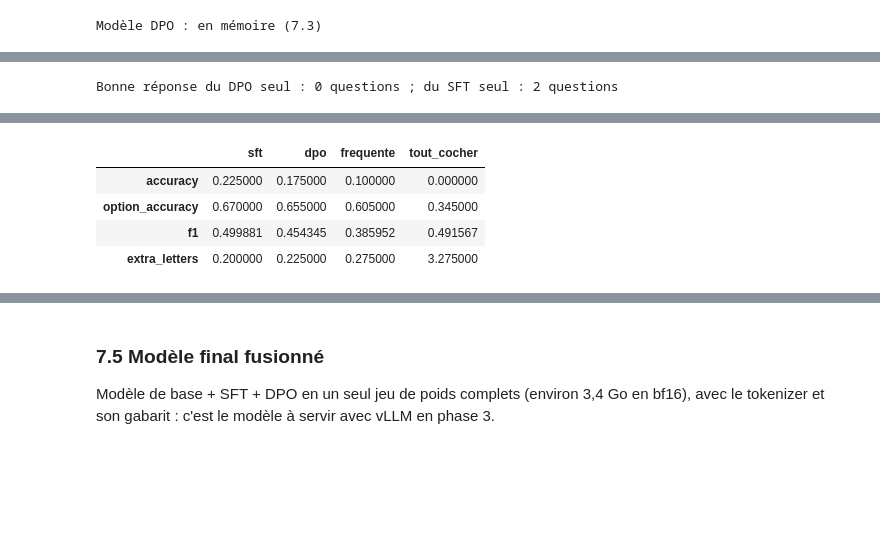
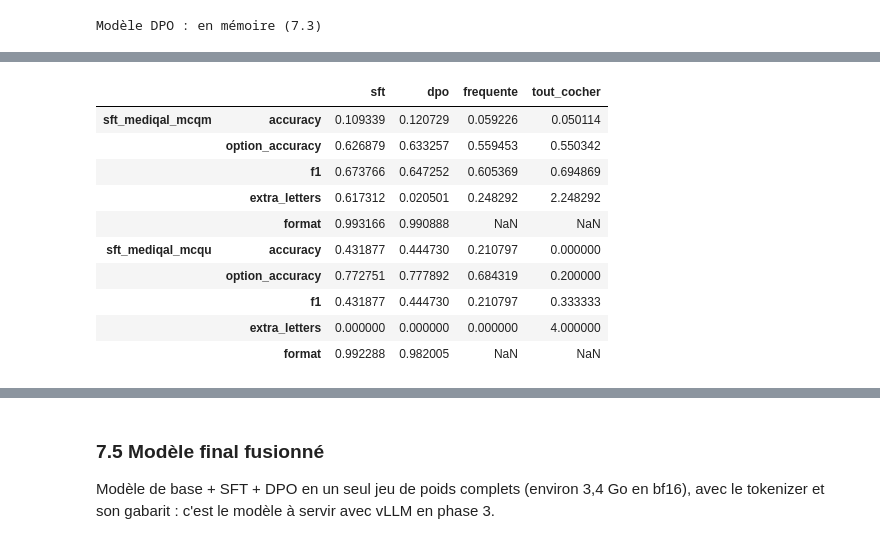
Before and after one commit to ObiYohan/AI_agent_for_medical_triage, a Jupyter notebook: notebook/sft_lora.ipynb, the cells around one changed output, grey strips where cells are left out. Cells and saved outputs as stored; diff of their text form; code cells hidden in the pictures; blank space fills up the shorter version.

Commit message:
sft_lora: shared test set, format check, McNemar, DPO+SFT loss, v5 DPO data

```diff
--- a/notebook/sft_lora.ipynb
+++ b/notebook/sft_lora.ipynb
@@ -522,9 +583,10 @@ generations.groupby("source")[["source", "question", "reference", "base", "sft"]
 mlflow.log_metrics({f"{name}_token_accuracy": row["token_accuracy"] for name, row in summary.iterrows()})
 mlflow.log_metrics({f"{name}_perplexity": row["perplexity"] for name, row in summary.iterrows()})
 mlflow.log_metrics({
-    f"test_{metric}_{model}": comparison.loc[metric, model]
-    for metric in QUALITY_METRICS
-    for model in comparison.columns
+    f"test_{metric}_{model}": value
+    for metric, row in comparison.iterrows()
+    for model, value in row.items()
+    if pd.notna(value)  # format : modèles seulement
 })
 # Par source : loss, token accuracy et perplexité du test, mesures des réponses générées et des réponses naïves
 mlflow.log_metrics({
@@ -534,6 +596,7 @@ mlflow.log_metrics({
     f"test_{source}_{metric}_{column}": value
     for (source, metric), row in quality_by_source.iterrows()
     for column, value in row.items()
+    if pd.notna(value)
 })
 mlflow.end_run()
 # %% [output]
@@ -610,7 +687,7 @@ DPO_SMALL_LONGEST = 4                                       # + paires les plus
 
 dpo_by_lang = {}
 for lang, stem in DPO_DATASETS.items():
-    files = {split: str(SFT_DATA_DIR / f"{stem}_{split}.anonymized.jsonl") for split in ("train", "validation", "test")}
+    files = {split: str(DPO_DATA_DIR / f"{stem}_{split}.anonymized.jsonl") for split in ("train", "validation", "test")}
     ds = load_dataset("json", data_files=files)
     # Paires trop longues : TRL couperait la fin de la réponse, on les écarte
     ds = ds.filter(lambda example: pair_length(example) <= DPO_MAX_LENGTH)
@@ -704,7 +782,9 @@ else:
 mlflow.set_experiment("qwen3-1.7b-dpo-lora")
 mlflow.start_run(run_name=DPO_RUN_NAME)
 mlflow.log_params({
-    "model": MODEL_NAME, "data_version": DATA_VERSION, "sft_adapter": str(SFT_ADAPTER_DIR), "small_run": SMALL_RUN, "device": device,
+    "model": MODEL_NAME, "data_version": DATA_VERSION, "dpo_data_version": DPO_DATA_VERSION, "sft_adapter": str(SFT_ADAPTER_DIR), "small_run": SMALL_RUN, "device": device,
+    # loss_type et loss_weights : enregistrés par le Trainer avec les autres arguments (un paramètre MLflow ne peut
+    # pas recevoir deux valeurs différentes : l'envoi des arguments échouerait)
     "beta": DPO_BETA, "lora_r": dpo_lora_config.r, "lora_alpha": dpo_lora_config.lora_alpha,
     **{f"pairs_{lang}_{split}": len(d) for lang, ds in dpo_by_lang.items() for split, d in ds.items()},
 })
@@ -715,7 +795,8 @@ dpo_args = DPOConfig(
     seed=SEED,
     # DPO
     beta=DPO_BETA,
-    loss_type=["sigmoid"],  # perte DPO standard
+    loss_type=DPO_LOSS_TYPE,  # DPO standard (+ imitation de la chosen dans l'essai A)
+    loss_weights=DPO_LOSS_WEIGHTS,
     max_length=DPO_MAX_LENGTH,
     # Optimisation
     num_train_epochs=1,
@@ -822,7 +915,8 @@ if not dpo_in_memory:
     base_model = AutoModelForCausalLM.from_pretrained(MODEL_NAME, dtype=dtype)
     sft_model = PeftModel.from_pretrained(base_model, str(SFT_ADAPTER_DIR)).merge_and_unload().to(device)
     eval_args = DPOConfig(
-        output_dir=str(DPO_OUTPUT_DIR / "eval"), seed=SEED, beta=DPO_BETA, loss_type=["sigmoid"], max_length=DPO_MAX_LENGTH,
+        output_dir=str(DPO_OUTPUT_DIR / "eval"), seed=SEED, beta=DPO_BETA, loss_type=DPO_LOSS_TYPE, loss_weights=DPO_LOSS_WEIGHTS,
+        max_length=DPO_MAX_LENGTH,
         per_device_eval_batch_size=4, bf16=bf16, fp16=dtype == torch.float16, report_to="none",
     )
     dpo_trainer = DPOTrainer(
@@ -892,40 +987,51 @@ dpo_summary
 ... (9 outputs left out)
 # %%
-# 2. Réponses générées sur le test SFT français (QCM) : modèle SFT (adaptateur DPO désactivé) vs modèle DPO.
-# Mêmes questions qu’en section 6 : effet du DPO sur les décisions, au-delà des préférences.
+# 2. Réponses générées sur les QCM français : modèle SFT (adaptateur DPO désactivé) vs modèle DPO.
+#    test_sft : toutes les questions du test SFT, les mêmes qu'en section 6 ;
+#    test_dpo : questions des paires de test DPO (autres cas cliniques), corrigé = chosen.
 assert "generate_batch" in globals(), "Exécuter d'abord la cellule des fonctions de génération (section 6)"
-DPO_GENERATION_SOURCES = {"sft_mediqal_mcqu": MAX_NEW_TOKENS, "sft_mediqal_mcqm": 192}  # réponses mcqm : listes de 2 à 5 options
+DPO_GENERATION_SOURCES = {"mcqu": MAX_NEW_TOKENS, "mcqm": 192}  # réponses mcqm : listes de 2 à 5 options
 DPO_ANSWER_COLUMNS = ["sft", "dpo", *NAIVE_ANSWERS]
 
 dpo_model = dpo_trainer.model.eval()
 dpo_model.config.use_cache = True  # accélère la génération
 
-frames = []
-for source, max_new_tokens in DPO_GENERATION_SOURCES.items():
-    sft_data = load_dataset("json", data_files={s: str(SFT_DATA_DIR / f"{source}_{s}.anonymized.jsonl") for s in ("train", "test")})
-    prompts, references = question_examples(sft_data["test"])  # chaque question avec l'historique de son cas
-    prompts, references = prompts[:DPO_N_EVAL], references[:DPO_N_EVAL]
+frames, generation_prompts = [], []
+for config, max_new_tokens in DPO_GENERATION_SOURCES.items():
+    source = f"sft_mediqal_{config}"
+    sft_prompts, sft_references = test_questions(source, DPO_N_EVAL)
+    pairs = dpo_by_lang["fr"]["test"].filter(lambda example: example["source"] == f"MediQAl-{config}")
+    pair_prompts, pair_references = pairs["prompt"][:DPO_N_EVAL], [chosen[0]["content"] for chosen in pairs["chosen"]][:DPO_N_EVAL]
+    prompts, references = sft_prompts + pair_prompts, sft_references + pair_references
     with dpo_model.disable_adapter():
-        sft_answers = generate_batch(prompts, DPO_BATCH_SIZE, max_new_tokens, desc=f"SFT {source}", model=dpo_model)
-    dpo_answers = generate_batch(prompts, DPO_BATCH_SIZE, max_new_tokens, desc=f"DPO {source}", model=dpo_model)
+        sft_answers = generate_batch(prompts, DPO_BATCH_SIZE, max_new_tokens, desc=f"SFT {config}", model=dpo_model)
+    dpo_answers = generate_batch(prompts, DPO_BATCH_SIZE, max_new_tokens, desc=f"DPO {config}", model=dpo_model)
+    train_data = load_dataset("json", data_files={"train": str(SFT_DATA_DIR / f"{source}_train.anonymized.jsonl")})["train"]
     frames.append(pd.DataFrame({
         "source": source,
+        "test_set": ["test_sft"] * len(sft_prompts) + ["test_dpo"] * len(pair_prompts),
         "question": [prompt[-1]["content"][-200:] for prompt in prompts],
         "reference": references,
         "sft": sft_answers,
         "dpo": dpo_answers,
-        **naive_answers(question_examples(sft_data["train"])[1]),  # mêmes réponses pour toutes les questions de la source
+        **naive_answers(question_examples(train_data)[1]),  # mêmes réponses pour toutes les questions de la source
     }))
-dpo_generations = add_scores(pd.concat(frames, ignore_index=True), DPO_ANSWER_COLUMNS)
+    generation_prompts += prompts
+dpo_generations = add_scores(pd.concat(frames, ignore_index=True), DPO_ANSWER_COLUMNS, generation_prompts)
 dpo_generations.to_csv(DPO_FINAL_DIR / "test_fr_generations.csv", index=False)
 
 # Questions où un seul des deux modèles a exactement la bonne réponse (test de McNemar : ce sont elles qui comptent)
-only_dpo = int(((dpo_generations["accuracy_dpo"] == 1) & (dpo_generations["accuracy_sft"] == 0)).sum())
-only_sft = int(((dpo_generations["accuracy_sft"] == 1) & (dpo_generations["accuracy_dpo"] == 0)).sum())
-print(f"Bonne réponse du DPO seul : {only_dpo} questions ; du SFT seul : {only_sft} questions")
+paired = pd.DataFrame({
+    "ensemble": paired_comparison(dpo_generations, "dpo", "sft"),
+    **{f"{source} / {test_set}": paired_comparison(group, "dpo", "sft")
+       for (source, test_set), group in dpo_generations.groupby(["source", "test_set"])},
+}).T
+only_dpo, only_sft = int(paired.loc["ensemble", "only_dpo"]), int(paired.loc["ensemble", "only_sft"])
+display(paired)
 
+# Mesures par source, puis lettres données selon le nombre attendu (mcqm), puis moyennes sur l'ensemble
 display(pd.concat({source: score_table(group, DPO_ANSWER_COLUMNS) for source, group in dpo_generations.groupby("source")}))
+display(letters_by_expected(dpo_generations[dpo_generations["source"] == "sft_mediqal_mcqm"], ["sft", "dpo"]))
 dpo_comparison = score_table(dpo_generations, DPO_ANSWER_COLUMNS)
 dpo_comparison
 # %% [output]
-Bonne réponse du DPO seul : 0 questions ; du SFT seul : 2 questions
@@ -941,5 +1044,11 @@ Bonne réponse du DPO seul : 0 questions ; du SFT seul : 2 questions
-|  | sft | dpo | frequente | tout_cocher |
-| accuracy | 0.225000 | 0.175000 | 0.100000 | 0.000000 |
-| option_accuracy | 0.670000 | 0.655000 | 0.605000 | 0.345000 |
-| f1 | 0.499881 | 0.454345 | 0.385952 | 0.491567 |
-| extra_letters | 0.200000 | 0.225000 | 0.275000 | 3.275000 |
+|  |  | sft | dpo | frequente | tout_cocher |
+| sft_mediqal_mcqm | accuracy | 0.109339 | 0.120729 | 0.059226 | 0.050114 |
+|  | option_accuracy | 0.626879 | 0.633257 | 0.559453 | 0.550342 |
+|  | f1 | 0.673766 | 0.647252 | 0.605369 | 0.694869 |
+|  | extra_letters | 0.617312 | 0.020501 | 0.248292 | 2.248292 |
+|  | format | 0.993166 | 0.990888 | NaN | NaN |
+| sft_mediqal_mcqu | accuracy | 0.431877 | 0.444730 | 0.210797 | 0.000000 |
+|  | option_accuracy | 0.772751 | 0.777892 | 0.684319 | 0.200000 |
+|  | f1 | 0.431877 | 0.444730 | 0.210797 | 0.333333 |
+|  | extra_letters | 0.000000 | 0.000000 | 0.000000 | 4.000000 |
+|  | format | 0.992288 | 0.982005 | NaN | NaN |
```
Also changed, not shown: parts of 28 cells of this notebook.
